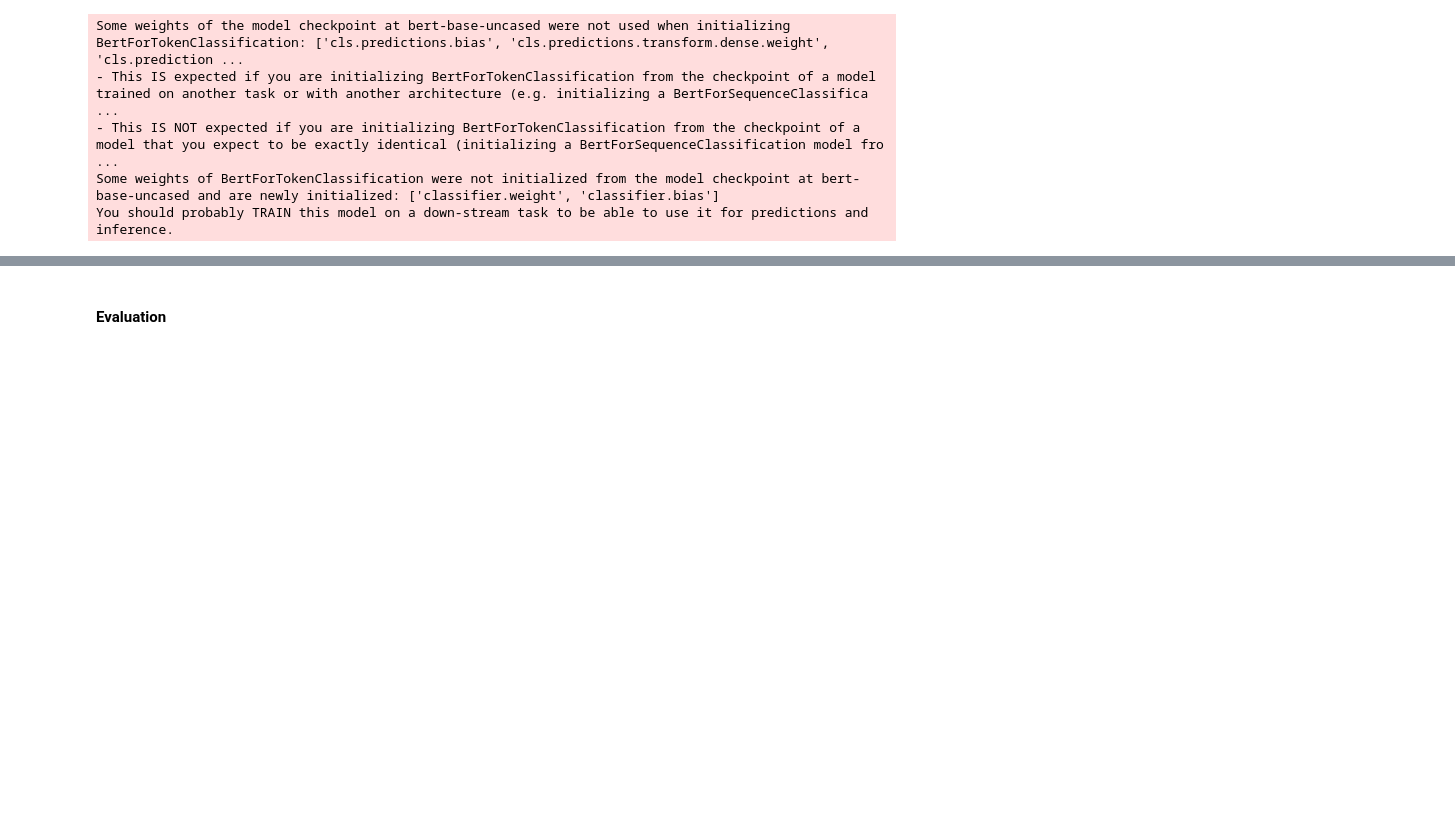
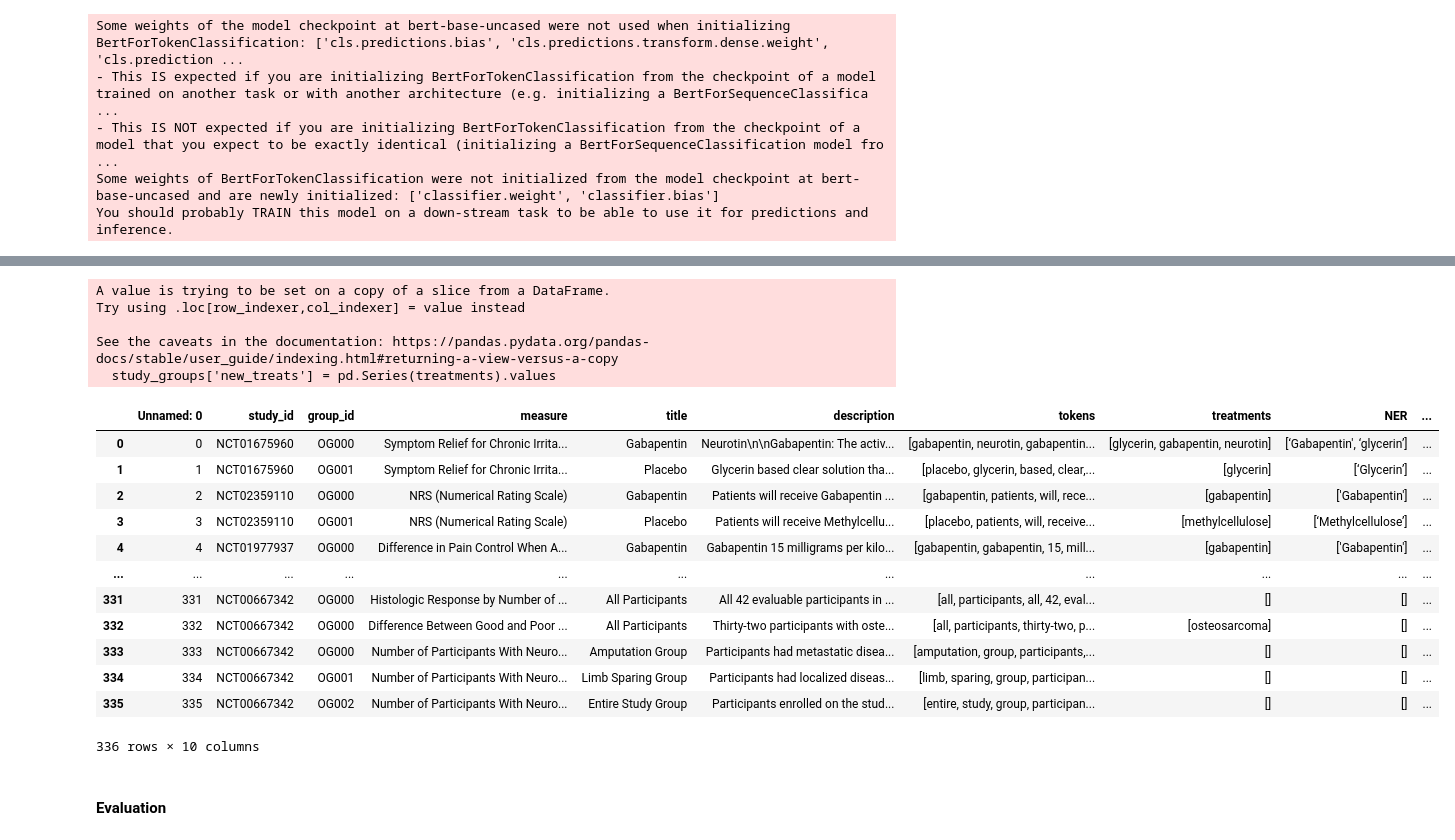
Before and after one commit to porterehunley/drugprocessing, a Jupyter notebook: ProjectNotebook.ipynb, the cells around one changed output, grey strips where cells are left out. Saved outputs shown, nothing was run; the diff lists cells and outputs as text; code cells hidden in the pictures; blank space fills up the shorter version.

```diff
--- a/ProjectNotebook.ipynb
+++ b/ProjectNotebook.ipynb
@@ -688,7 +739,7 @@ def tokenize_and_preserve_tags(token_sent, tags):
 
 
 
-tokens_and_tags=[tokenize_and_preserve_tags(tokens, tag) for tokens, tag in zip(labled_admins['tokens'].tolist(), tags)]
+tokens_and_tags=[tokenize_and_preserve_tags(tokens, tag) for tokens, tag in zip(labled_admins['tokens'].tolist() + new_admins['tokens'].tolist(), tags)]
 # %%
 # Pad out the sequence
 
@@ -906,0 +1232,3 @@ torch.save(model.state_dict())
+# %%
+model.load_state_dict(torch.load('./BERT_NER_v2.pt'))
+model.eval()
@@ -907,3 +1290,49 @@ torch.save(model.state_dict())
+# %%
+labled_admins['treatments'] = labled_admins['description'].apply(lambda x: get_interventions(x, model))
+# %%
+# Let's outline how we would use the titles to do this
+# Loop trough each study, if a group title has the name(s) of the entities, remove them from the groups that don't
+# have them in the titles <- like this idea a lot
+
+study_ids = labled_admins['study_id'].value_counts().keys()
+filtered_studies = []
+for study_id in study_ids:
+    study_groups = labled_admins[labled_admins['study_id'] == study_id]
+    treatments = study_groups['treatments'].to_list() # The list of treatments used
+    for i, title in enumerate(study_groups['title']):
+        title_treatments = [x for x in treatments[i] if x.lower() in title.lower()]
+
+        # remove the treatment from the other treatment groups
+        for j, treats in enumerate(treatments):
+            if j != i:
+                other_title = study_groups['title'].to_list()[j]
+                treatments[j] = [x for x in treats if x not in title_treatments or x in other_title.lower()]
+    study_groups['new_treats'] = pd.Series(treatments).values
+    filtered_studies.append(study_groups)
+
+post_rules = pd.concat(filtered_studies).sort_index()
+# %% [output]
+A value is trying to be set on a copy of a slice from a DataFrame.
+Try using .loc[row_indexer,col_indexer] = value instead
+
+See the caveats in the documentation: https://pandas.pydata.org/pandas-docs/stable/user_guide/indexing.html#returning-a-view-versus-a-copy
+  study_groups['new_treats'] = pd.Series(treatments).values
+# %%
+post_rules
+# %% [output]
+|  | Unnamed: 0 | study_id | group_id | measure | title | description | tokens | treatments | NER | ... |
+| 0 | 0 | NCT01675960 | OG000 | Symptom Relief for Chronic Irrita... | Gabapentin | Neurotin\n\nGabapentin: The activ... | [gabapentin, neurotin, gabapentin... | [glycerin, gabapentin, neurotin] | [‘Gabapentin', ‘glycerin’] | ... |
+| 1 | 1 | NCT01675960 | OG001 | Symptom Relief for Chronic Irrita... | Placebo | Glycerin based clear solution tha... | [placebo, glycerin, based, clear,... | [glycerin] | [‘Glycerin’] | ... |
+| 2 | 2 | NCT02359110 | OG000 | NRS (Numerical Rating Scale) | Gabapentin | Patients will receive Gabapentin ... | [gabapentin, patients, will, rece... | [gabapentin] | ['Gabapentin'] | ... |
+| 3 | 3 | NCT02359110 | OG001 | NRS (Numerical Rating Scale) | Placebo | Patients will receive Methylcellu... | [placebo, patients, will, receive... | [methylcellulose] | [‘Methylcellulose’] | ... |
+| 4 | 4 | NCT01977937 | OG000 | Difference in Pain Control When A... | Gabapentin | Gabapentin 15 milligrams per kilo... | [gabapentin, gabapentin, 15, mill... | [gabapentin] | ['Gabapentin'] | ... |
+| ... | ... | ... | ... | ... | ... | ... | ... | ... | ... | ... |
+| 331 | 331 | NCT00667342 | OG000 | Histologic Response by Number of ... | All Participants | All 42 evaluable participants in ... | [all, participants, all, 42, eval... | [] | [] | ... |
+| 332 | 332 | NCT00667342 | OG000 | Difference Between Good and Poor ... | All Participants | Thirty-two participants with oste... | [all, participants, thirty-two, p... | [osteosarcoma] | [] | ... |
+| 333 | 333 | NCT00667342 | OG000 | Number of Participants With Neuro... | Amputation Group | Participants had metastatic disea... | [amputation, group, participants,... | [] | [] | ... |
+| 334 | 334 | NCT00667342 | OG001 | Number of Participants With Neuro... | Limb Sparing Group | Participants had localized diseas... | [limb, sparing, group, participan... | [] | [] | ... |
+| 335 | 335 | NCT00667342 | OG002 | Number of Participants With Neuro... | Entire Study Group | Participants enrolled on the stud... | [entire, study, group, participan... | [] | [] | ... |
+336 rows × 10 columns
 # %% [markdown]
 #### Evaluation
 # %%
```
Also changed, not shown: parts of 44 cells of this notebook.
